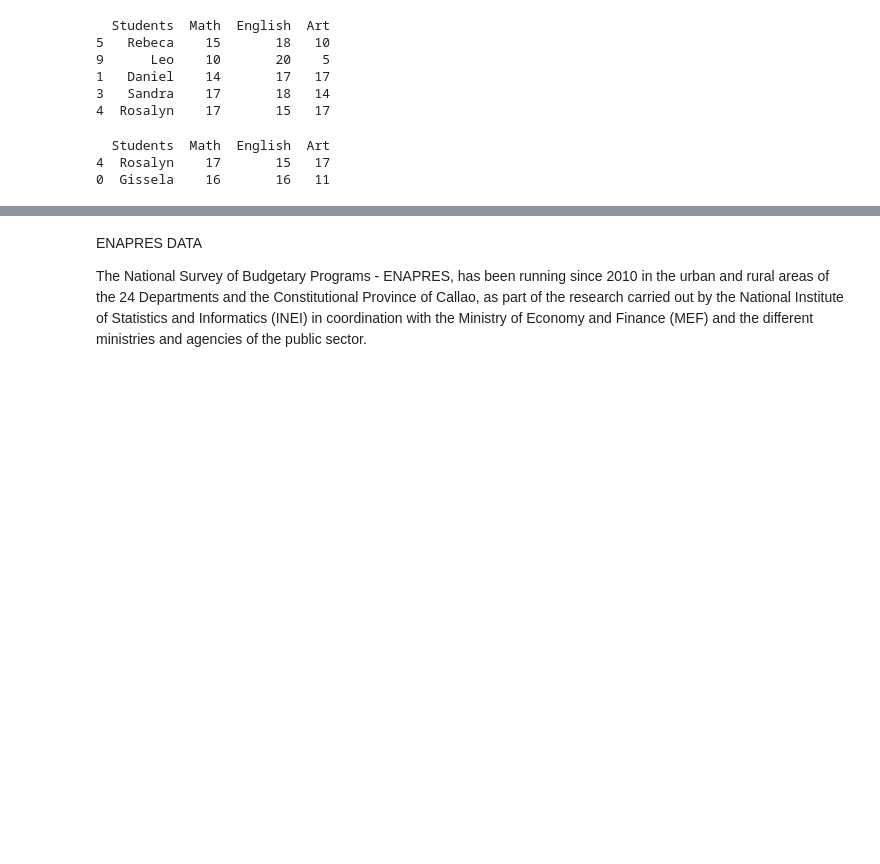
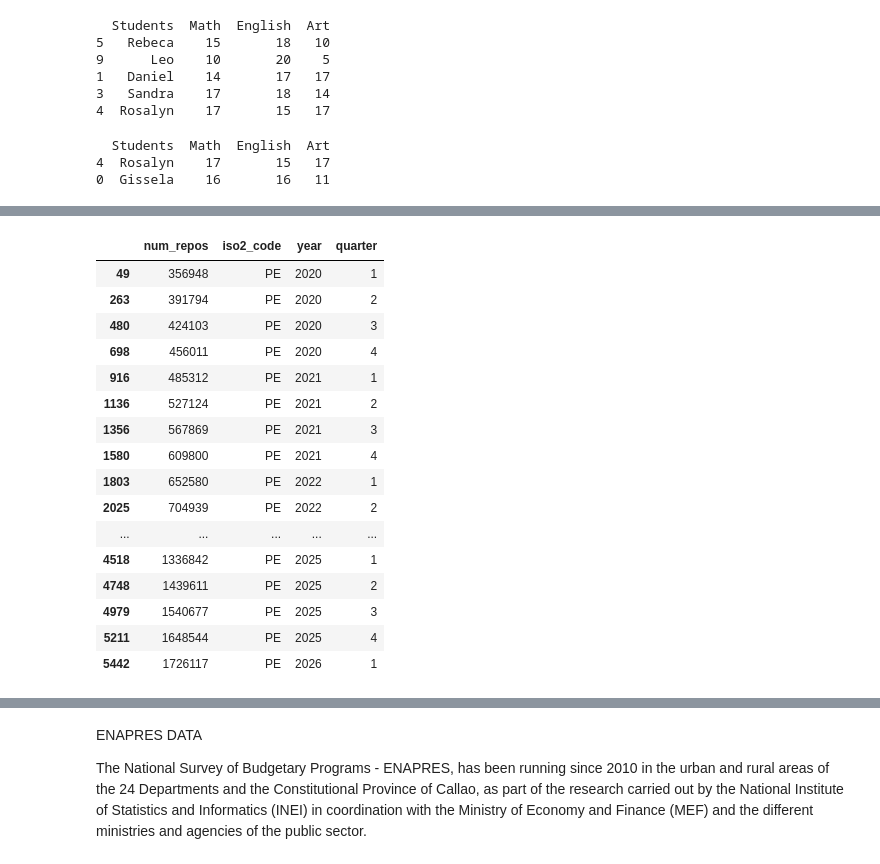
Before and after one commit to ulisesrodas/Python-for-DataScience, a Jupyter notebook: 2. Pandas y DataFrames.ipynb, the cells around one changed output, grey strips where cells are left out. Saved outputs shown, nothing was run; the diff lists cells and outputs as text; code cells hidden in the pictures; blank space fills up the shorter version.

```diff
--- a/2. Pandas.ipynb
+++ b/2. Pandas y DataFrames.ipynb
@@ -722,0 +712,10 @@ print( grades_total.sample( frac = 0.2, random_state=123 ), "\n")
+# %%
+# URL del archivo CSV hospedado en GitHub (hacemos click en "Raw")
+# Repositorios de Github de la página de Innovation Graph:
+url = "https://raw.githubusercontent.com/github/innovationgraph/refs/heads/main/data/repositories.csv"
+
+# Carga directa desde la URL
+df = pd.read_csv(url)
+
+# Muestra las primeras filas del DataFrame
+df
@@ -722,0 +736,4 @@ print( grades_total.sample( frac = 0.2, random_state=123 ), "\n")
+# %%
+# Renombrar columnas:
+df.rename(columns={"repositories": "num_repos"}, inplace=True)
+df
@@ -722,0 +754,24 @@ print( grades_total.sample( frac = 0.2, random_state=123 ), "\n")
+# %%
+# Seleccionar solo Perú:
+# La idea es seleccionar la columna y colocar los valores que quiero encontrar.
+# Para eso se crearon booleanos donde se seleccionarán los valores TRUE
+# Traducción: En la base df, quiero los valores del df que son PE
+df[df["iso2_code"] == "PE"]
+# %% [output]
+|  | num_repos | iso2_code | year | quarter |
+| 49 | 356948 | PE | 2020 | 1 |
+| 263 | 391794 | PE | 2020 | 2 |
+| 480 | 424103 | PE | 2020 | 3 |
+| 698 | 456011 | PE | 2020 | 4 |
+| 916 | 485312 | PE | 2021 | 1 |
+| 1136 | 527124 | PE | 2021 | 2 |
+| 1356 | 567869 | PE | 2021 | 3 |
+| 1580 | 609800 | PE | 2021 | 4 |
+| 1803 | 652580 | PE | 2022 | 1 |
+| 2025 | 704939 | PE | 2022 | 2 |
+| ... | ... | ... | ... | ... |
+| 4518 | 1336842 | PE | 2025 | 1 |
+| 4748 | 1439611 | PE | 2025 | 2 |
+| 4979 | 1540677 | PE | 2025 | 3 |
+| 5211 | 1648544 | PE | 2025 | 4 |
+| 5442 | 1726117 | PE | 2026 | 1 |
```
Also changed, not shown: parts of 23 cells of this notebook, 1 other file.
